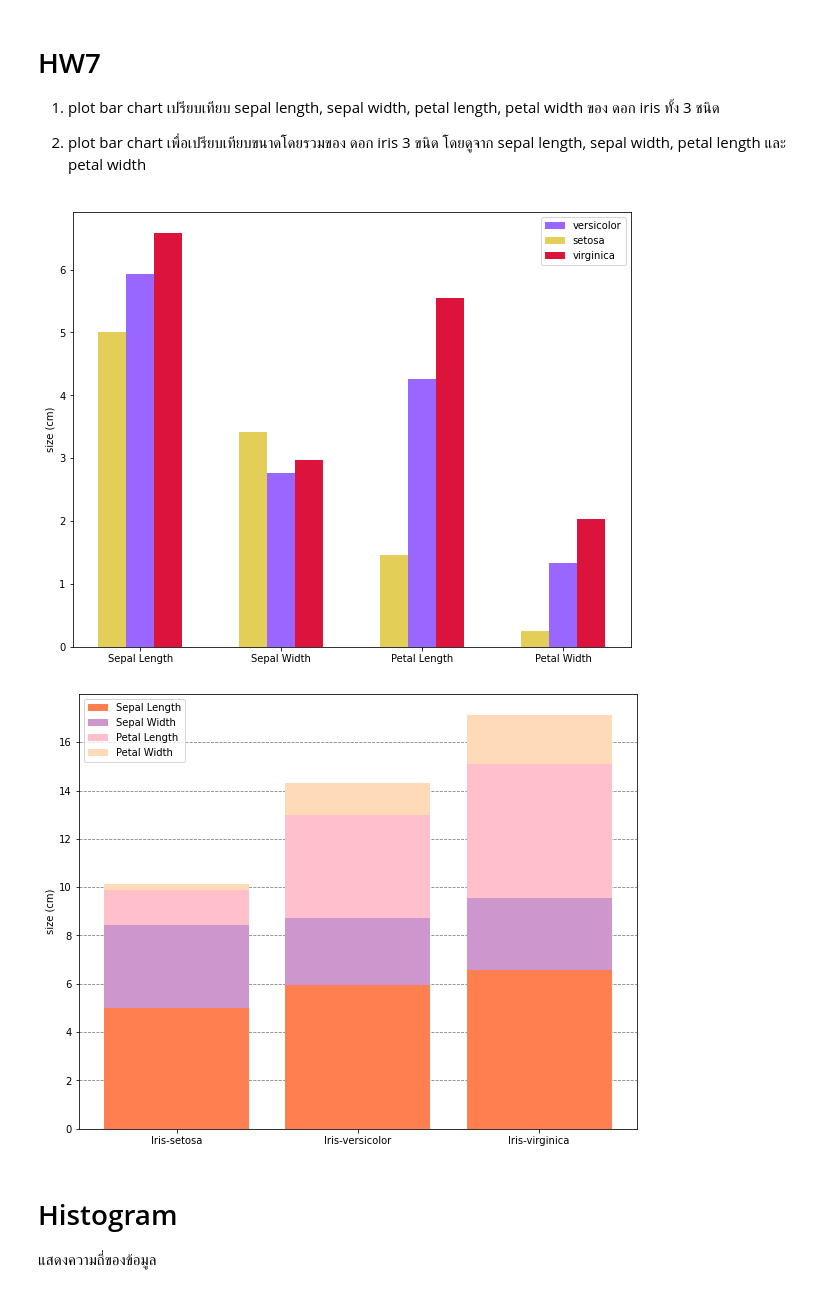
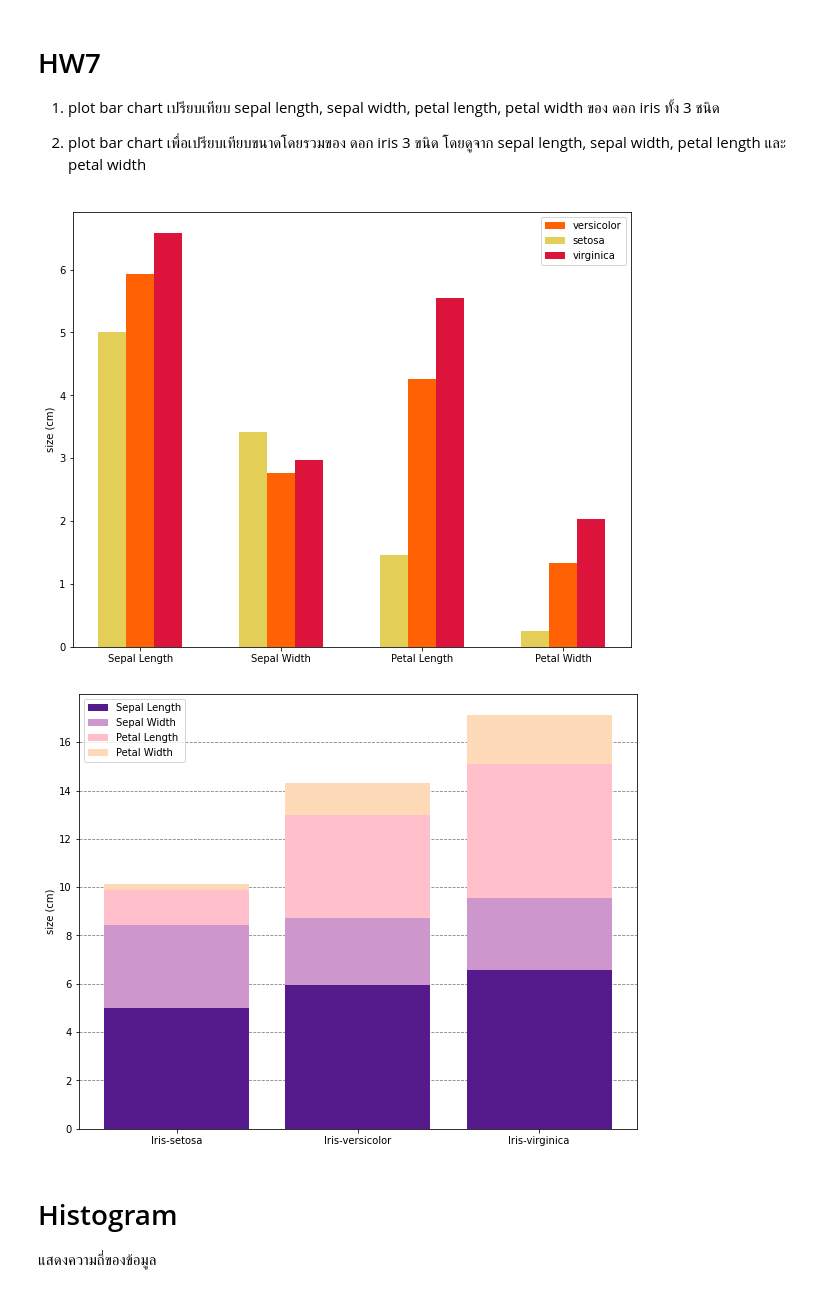
Before and after one commit to Supathatkh/data_viz_2022, a Jupyter notebook: DataViz04_Data_Comparison.ipynb, the cells around one changed output. Saved outputs shown, nothing was run; the diff lists cells and outputs as text; code cells hidden in the pictures.

```diff
--- a/DataViz04_Data_Comparison.ipynb
+++ b/DataViz04_Data_Comparison.ipynb
@@ -274,7 +274,7 @@ plt.legend();
 fig, ax = plt.subplots(figsize=(10, 8))
 width = 0.2
 
-plt.bar([1, 2, 3 ,4],[sample_data['SepalLength'][1],sample_data['SepalWidth'][1],sample_data['PetalLength'][1],sample_data['PetalWidth'][1]],width,color='#9966FF',label='versicolor')
+plt.bar([1, 2, 3 ,4],[sample_data['SepalLength'][1],sample_data['SepalWidth'][1],sample_data['PetalLength'][1],sample_data['PetalWidth'][1]],width,color='#FF6103',label='versicolor')
 plt.bar([1-width, 2-width, 3-width, 4-width],[sample_data['SepalLength'][0],sample_data['SepalWidth'][0],sample_data['PetalLength'][0],sample_data['PetalWidth'][0]],width,color='#E3CF57',label='setosa')
 plt.bar([1+width, 2+width, 3+width, 4+width],[sample_data['SepalLength'][2],sample_data['SepalWidth'][2],sample_data['PetalLength'][2],sample_data['PetalWidth'][2]],width,color='#DC143C',label='virginica')
 
@@ -283,22 +283,22 @@ plt.ylabel('size (cm)');
 plt.xticks([1,2,3,4], ['Sepal Length','Sepal Width','Petal Length','Petal Width'])
 plt.legend();
 # %% [output]
-[figure, old version]
+[figure, new version]
 # %%
 fig, ax = plt.subplots(figsize=(10, 8))
 
-plt.bar([1,2,3],sample_data['SepalLength'],color='#FF7F50',label='Sepal Length')
+plt.bar([1,2,3],sample_data['SepalLength'],color='#551A8B',label='Sepal Length')
 plt.bar([1,2,3],sample_data['SepalWidth'],bottom=sample_data['SepalLength'],color='#CD96CD',label='Sepal Width')
 plt.bar([1,2,3],sample_data['PetalLength'],bottom=sample_data['SepalLength']+sample_data['SepalWidth'],color='#FFC0CB',label='Petal Length')
 plt.bar([1,2,3],sample_data['PetalWidth'],bottom=sample_data['SepalLength']+sample_data['SepalWidth']+sample_data['PetalLength'],color='#FFDAB9',label='Petal Width')
 
 plt.xticks([1,2,3], sample_data.reset_index()['Name'])
 plt.ylabel('size (cm)');
 ax.set_axisbelow(True)
 ax.yaxis.grid(color='gray', linestyle='dashed')
 plt.legend();
 # %% [output]
-[figure, old version]
+[figure, new version]
 # %% [markdown]
 # Histogram
 แสดงความถี่ของข้อมูล
```
Also changed, not shown: parts of 22 cells of this notebook.
